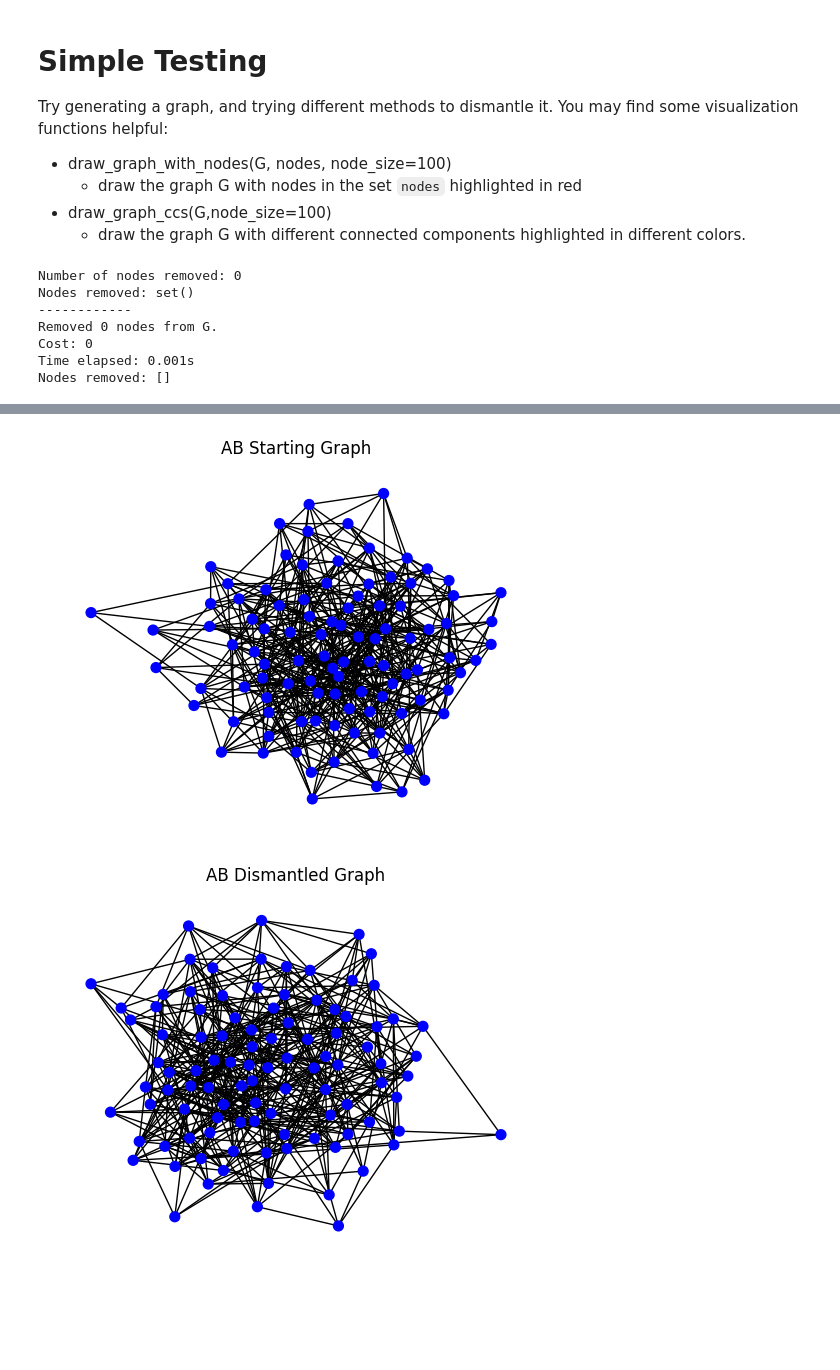
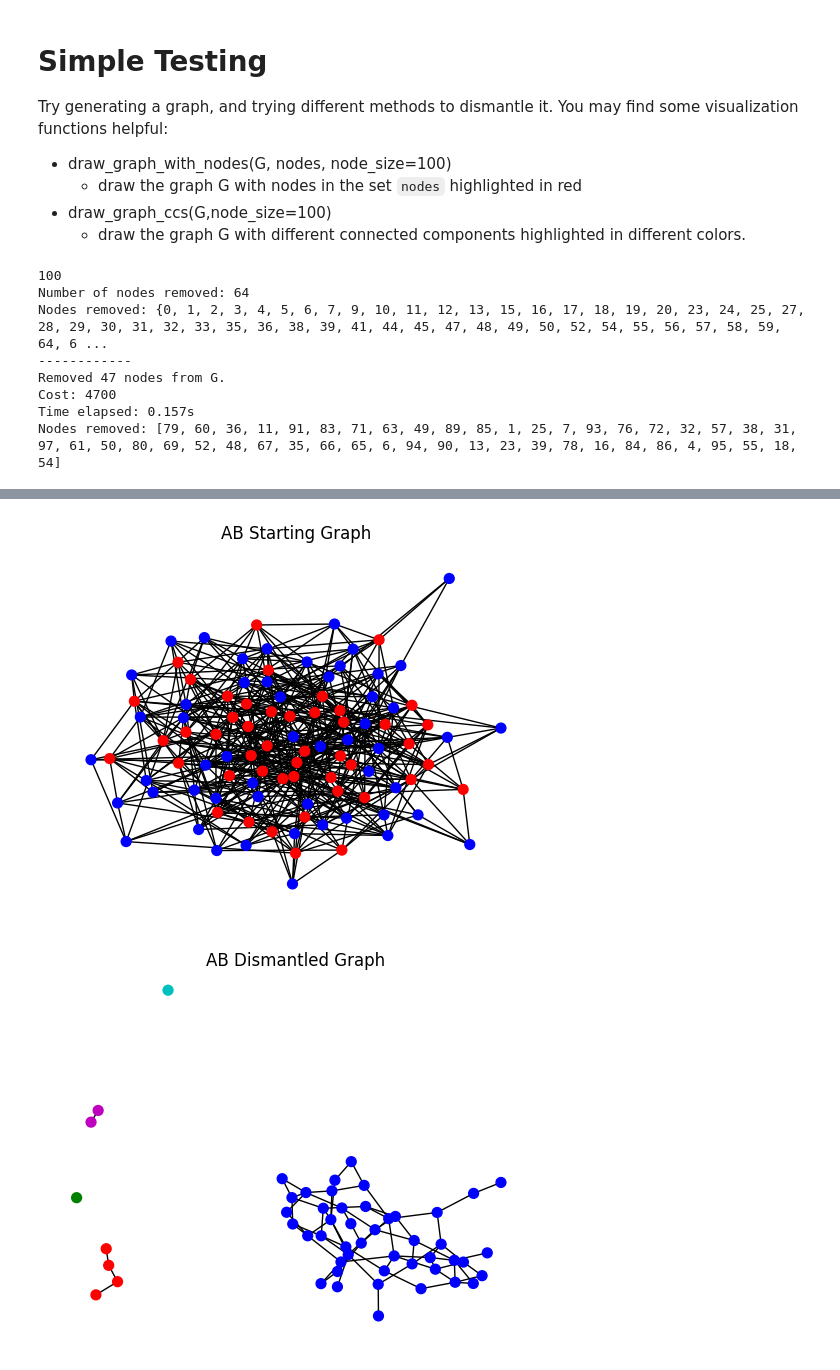
Before and after one commit to anthonymaltsev/network_dismantling, a Jupyter notebook: Experimentation.ipynb, the cells around one changed output, grey strips where cells are left out. Cells and saved outputs as stored; diff of their text form; code cells hidden in the pictures; blank space fills up the shorter version.

```diff
--- a/Experimentation.ipynb
+++ b/Experimentation.ipynb
@@ -28,7 +28,7 @@ for e in G.edges:
     u, v = e
     G.edges[e]['edge weight'] = G.nodes[u]['node weight'] + G.nodes[v]['node weight']
 # %%
-C = 100
+C = 50
 node_size=50
 
 ## Compare GND against AB
@@ -57,10 +57,11 @@ g_c2 = G.copy()
 g_c2.remove_nodes_from(S_ab)
 draw_graph_ccs(g_c2,node_size=node_size)
 # %% [output]
-Number of nodes removed: 0
-Nodes removed: set()
+100
+Number of nodes removed: 64
+Nodes removed: {0, 1, 2, 3, 4, 5, 6, 7, 9, 10, 11, 12, 13, 15, 16, 17, 18, 19, 20, 23, 24, 25, 27, 28, 29, 30, 31, 32, 33, 35, 36, 38, 39, 41, 44, 45, 47, 48, 49, 50, 52, 54, 55, 56, 57, 58, 59, 64, 6 ...
 ------------
-Removed 0 nodes from G.
-Cost: 0
-Time elapsed: 0.001s
-Nodes removed: []
+Removed 47 nodes from G.
+Cost: 4700
+Time elapsed: 0.157s
+Nodes removed: [79, 60, 36, 11, 91, 83, 71, 63, 49, 89, 85, 1, 25, 7, 93, 76, 72, 32, 57, 38, 31, 97, 61, 50, 80, 69, 52, 48, 67, 35, 66, 65, 6, 94, 90, 13, 23, 39, 78, 16, 84, 86, 4, 95, 55, 18, 54]
@@ -69,2 +70,2 @@ Nodes removed: []
-[figure, old version]
+[figure, new version]
-[figure, old version]
+[figure, new version]
```
Also changed, not shown: parts of 1 cell of this notebook, 2 other files.
